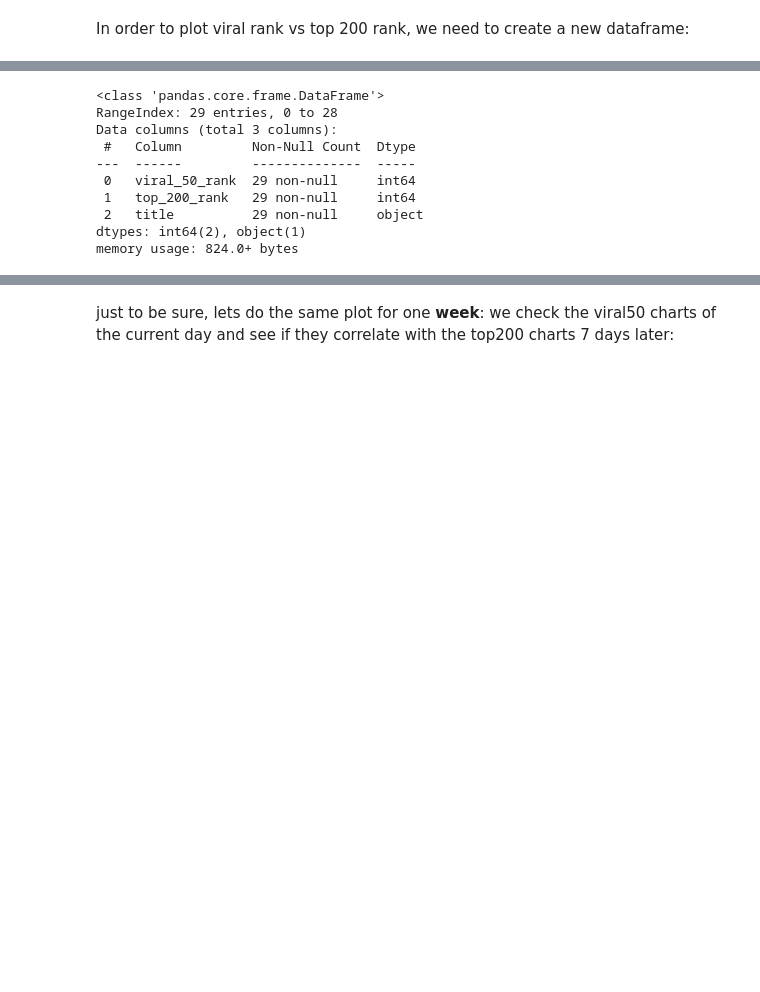
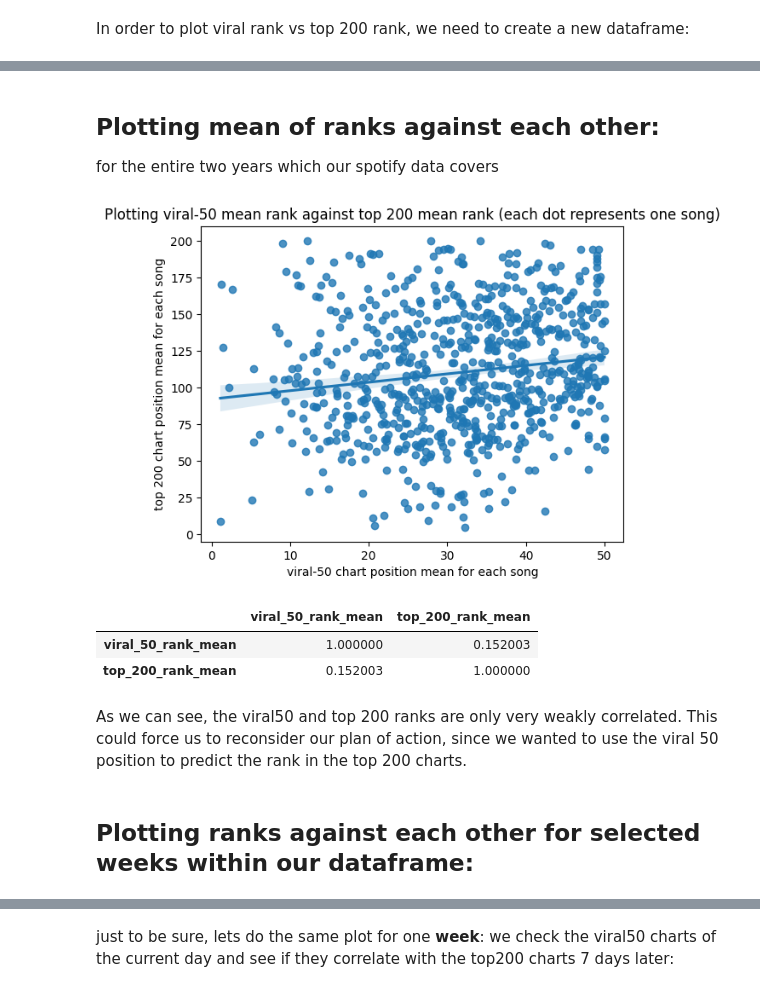
Before and after one commit to Falk358/data_science, a Jupyter notebook: project/02_exploratory_data_analysis.ipynb, the cells around one changed output, grey strips where cells are left out. Drawn from its saved outputs; the diff is of its cells as text; code cells hidden in the pictures; blank space fills up the shorter version.

```diff
--- a/project/02_exploratory_data_analysis.ipynb
+++ b/project/02_exploratory_data_analysis.ipynb
@@ -114,3 +104,24 @@ def get_rank_title_df(titles, viral_50, top_200): # returns a dataframe with mea
+# %% [markdown]
+## Plotting mean of ranks against each other:
+for the entire two years which our spotify data covers
+# %%
+sns.regplot(data=rank_title_df, x = "viral_50_rank_mean", y = "top_200_rank_mean")
+plt.title("Plotting viral-50 mean rank against top 200 mean rank (each dot represents one song)")
+plt.xlabel("viral-50 chart position mean for each song")
+plt.ylabel("top 200 chart position mean for each song")
+plt.show()
+# %% [output]
+[figure, added]
+# %%
+rank_title_df.corr(method="pearson",numeric_only=True)
+# %% [output]
+|  | viral_50_rank_mean | top_200_rank_mean |
+| viral_50_rank_mean | 1.000000 | 0.152003 |
+| top_200_rank_mean | 0.152003 | 1.000000 |
+# %% [markdown]
+As we can see, the viral50 and top 200 ranks are only very weakly correlated. This could force us to reconsider our plan of action, since we wanted to use the viral 50 position to predict the rank in the top 200 charts.
+# %% [markdown]
+## Plotting ranks against each other for selected weeks within our dataframe:
 # %%
 def get_rank_title_per_week_df(titles, viral_50, top_200, curr_date = "2020-01-05", delta = 7): # returns a dataframe with mean viral50 rank , mean top 200 rank for song title
     date_current = pd.to_datetime(curr_date)
@@ -143,17 +154,3 @@ def get_rank_title_per_week_df(titles, viral_50, top_200, curr_date = "2020-01-0
         }
     )
     return df
-# %%
-rank_title_week = get_rank_title_per_week_df(usable_titles, viral_50 = viral_50, top_200 = top_200)
-rank_title_week.info()
-# %% [output]
-<class 'pandas.core.frame.DataFrame'>
-RangeIndex: 29 entries, 0 to 28
-Data columns (total 3 columns):
- #   Column         Non-Null Count  Dtype
----  ------         --------------  -----
- 0   viral_50_rank  29 non-null     int64
- 1   top_200_rank   29 non-null     int64
- 2   title          29 non-null     object
-dtypes: int64(2), object(1)
-memory usage: 824.0+ bytes
```
Also changed, not shown: parts of 13 cells of this notebook.
